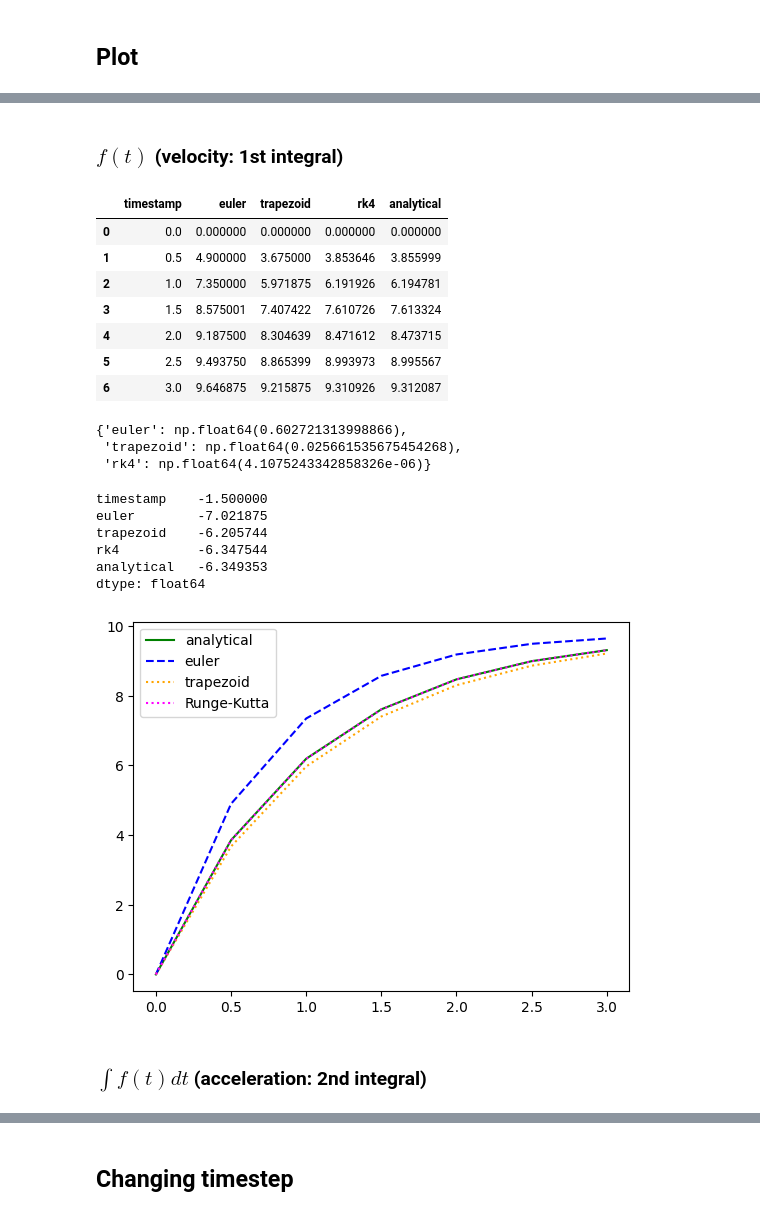
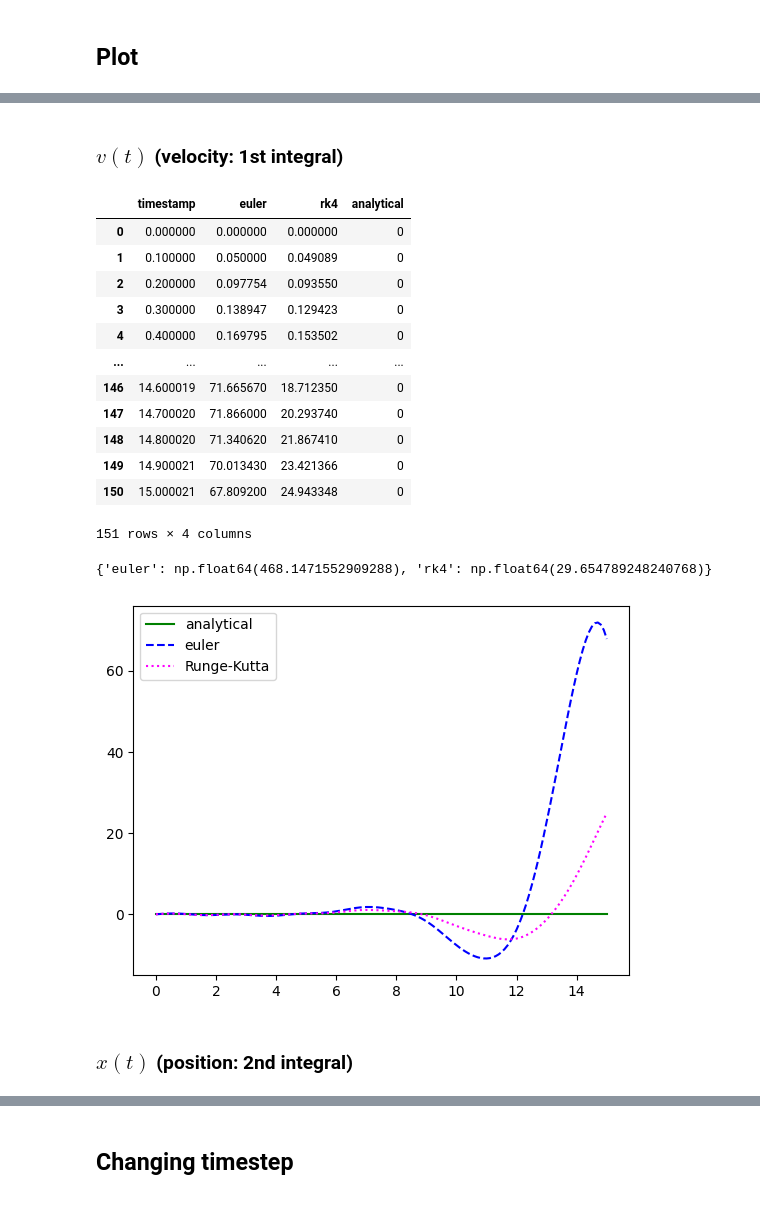
Before and after one commit to qwasium/solver, a Jupyter notebook: main.ipynb, the cells around one changed output, grey strips where cells are left out. Drawn from its saved outputs; the diff is of its cells as text; code cells hidden in the pictures.

Commit message:
euler and rk done, analytical wip

```diff
--- a/main.ipynb
+++ b/main.ipynb
@@ -86,12 +88,6 @@ def plot_data(df) -> plt:
         linestyle="--"
     )
     plt.plot(
-        df["timestamp"], df["trapezoid"],
-        label="trapezoid",
-        color="orange",
-        linestyle=":"
-    )
-    plt.plot(
         df["timestamp"], df["rk4"],
         label="Runge-Kutta",
         color="magenta",
@@ -115,38 +135,32 @@ def rmse(df) -> list[float]:
 # %% [markdown]
-### $f(t)$ (velocity: 1st integral)
+### $v(t)$ (velocity: 1st integral)
 # %%
-ft_df = pd.read_csv(
-    HERE / "result" / "f_t.csv",
+vel_df = pd.read_csv(
+    HERE / "result" / "velocity.csv",
 )
-ft_df
+vel_df
 # %% [output]
-|  | timestamp | euler | trapezoid | rk4 | analytical |
-| 0 | 0.0 | 0.000000 | 0.000000 | 0.000000 | 0.000000 |
-| 1 | 0.5 | 4.900000 | 3.675000 | 3.853646 | 3.855999 |
-| 2 | 1.0 | 7.350000 | 5.971875 | 6.191926 | 6.194781 |
-| 3 | 1.5 | 8.575001 | 7.407422 | 7.610726 | 7.613324 |
-| 4 | 2.0 | 9.187500 | 8.304639 | 8.471612 | 8.473715 |
-| 5 | 2.5 | 9.493750 | 8.865399 | 8.993973 | 8.995567 |
-| 6 | 3.0 | 9.646875 | 9.215875 | 9.310926 | 9.312087 |
+|  | timestamp | euler | rk4 | analytical |
+| 0 | 0.000000 | 0.000000 | 0.000000 | 0 |
+| 1 | 0.100000 | 0.050000 | 0.049089 | 0 |
+| 2 | 0.200000 | 0.097754 | 0.093550 | 0 |
+| 3 | 0.300000 | 0.138947 | 0.129423 | 0 |
+| 4 | 0.400000 | 0.169795 | 0.153502 | 0 |
+| ... | ... | ... | ... | ... |
+| 146 | 14.600019 | 71.665670 | 18.712350 | 0 |
+| 147 | 14.700020 | 71.866000 | 20.293740 | 0 |
+| 148 | 14.800020 | 71.340620 | 21.867410 | 0 |
+| 149 | 14.900021 | 70.013430 | 23.421366 | 0 |
+| 150 | 15.000021 | 67.809200 | 24.943348 | 0 |
+151 rows × 4 columns
 # %%
-rmse(ft_df)
+rmse(vel_df)
 # %% [output]
-{'euler': np.float64(0.602721313998866),
- 'trapezoid': np.float64(0.025661535675454268),
- 'rk4': np.float64(4.1075243342858326e-06)}
+{'euler': np.float64(468.1471552909288), 'rk4': np.float64(29.654789248240768)}
-# %%
-ft_df.iloc[0, :] - ft_df.mean()
-# %% [output]
-timestamp    -1.500000
-euler        -7.021875
-trapezoid    -6.205744
-rk4          -6.347544
-analytical   -6.349353
-dtype: float64
 # %%
-plot_data(ft_df).show()
+plot_data(vel_df).show()
 # %% [output]
-[figure, old version]
+[figure, new version]
 # %% [markdown]
-### $\int f(t)dt$ (acceleration: 2nd integral)
+### $x(t)$ (position: 2nd integral)
 # %%
```
Also changed, not shown: parts of 11 cells of this notebook, 4 other files.
